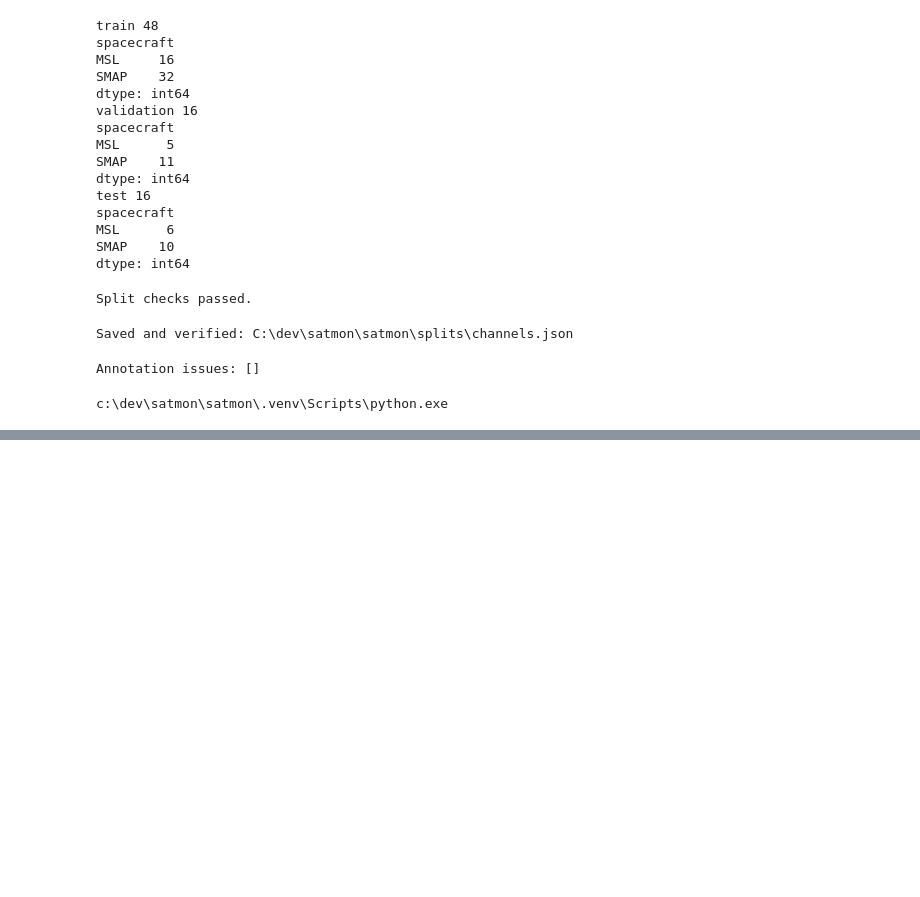
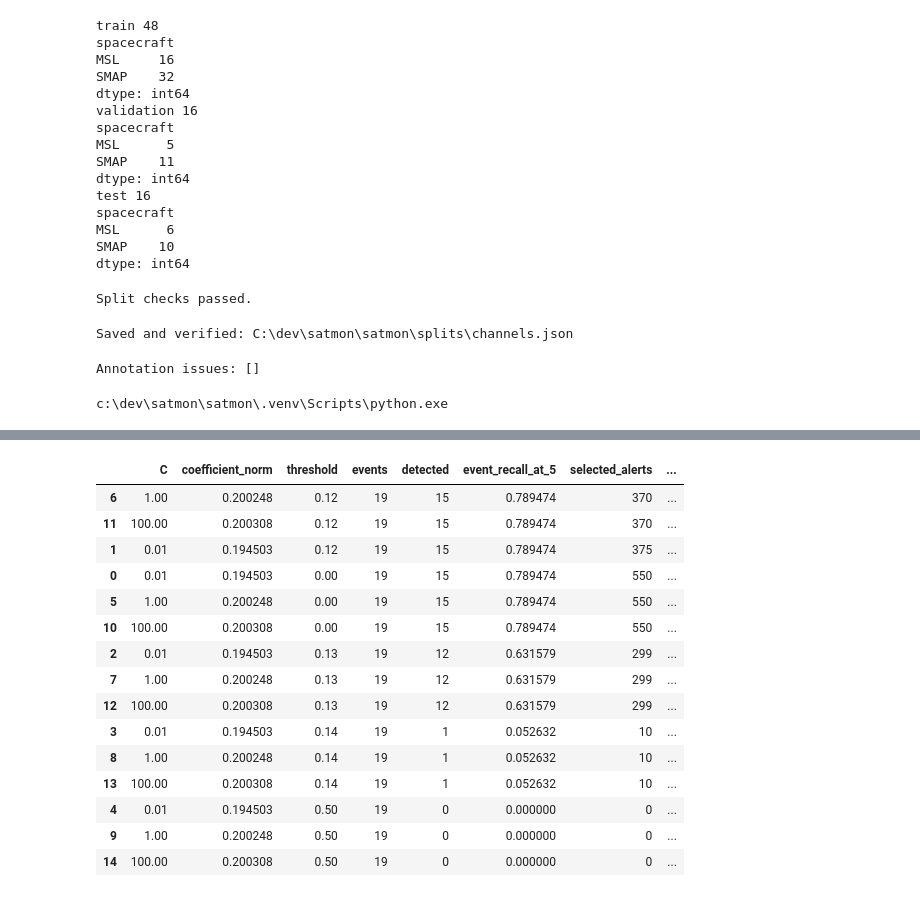
Before and after one commit to lhaase3/satmon, a Jupyter notebook: notebooks/01_data_inspection.ipynb, the cells around one changed output, grey strips where cells are left out. Saved outputs shown, nothing was run; the diff lists cells and outputs as text; code cells hidden in the pictures; blank space fills up the shorter version.

```diff
--- a/notebooks/01_data_inspection.ipynb
+++ b/notebooks/01_data_inspection.ipynb
@@ -389,0 +1352,60 @@ display(examples)
+# %%
+logistic_tuning_rows = []
+logistic_candidates = {}
+
+for C in [0.01, 1.0, 100.0]:
+    model = make_logistic_pipeline(C=C)
+    model.fit(X_train, y_train)
+    logistic_candidates[C] = model
+
+    positive_column = np.flatnonzero(
+        model.named_steps["model"].classes_ == 1
+    ).item()
+
+    scored_validation = validation_examples.copy()
+    scored_validation["score"] = model.predict_proba(
+        scored_validation[feature_columns]
+    )[:, positive_column]
+
+    coefficient_norm = float(
+        np.linalg.norm(model.named_steps["model"].coef_[0])
+    )
+
+    for threshold in [0.0, 0.12, 0.13, 0.14, 0.5]:
+        result = evaluate_scored_channels(
+            scored_validation,
+            validation,
+            threshold=threshold,
+        )
+
+        logistic_tuning_rows.append({
+            "C": C,
+            "coefficient_norm": coefficient_norm,
+            **result,
+        })
+
+logistic_tuning_results = pd.DataFrame(logistic_tuning_rows)
+
+display(
+    logistic_tuning_results.sort_values(
+        ["detected", "false_alerts", "C"],
+        ascending=[False, True, True],
+    )
+)
+# %% [output]
+|  | C | coefficient_norm | threshold | events | detected | event_recall_at_5 | selected_alerts | ... |
+| 6 | 1.00 | 0.200248 | 0.12 | 19 | 15 | 0.789474 | 370 | ... |
+| 11 | 100.00 | 0.200308 | 0.12 | 19 | 15 | 0.789474 | 370 | ... |
+| 1 | 0.01 | 0.194503 | 0.12 | 19 | 15 | 0.789474 | 375 | ... |
+| 0 | 0.01 | 0.194503 | 0.00 | 19 | 15 | 0.789474 | 550 | ... |
+| 5 | 1.00 | 0.200248 | 0.00 | 19 | 15 | 0.789474 | 550 | ... |
+| 10 | 100.00 | 0.200308 | 0.00 | 19 | 15 | 0.789474 | 550 | ... |
+| 2 | 0.01 | 0.194503 | 0.13 | 19 | 12 | 0.631579 | 299 | ... |
+| 7 | 1.00 | 0.200248 | 0.13 | 19 | 12 | 0.631579 | 299 | ... |
+| 12 | 100.00 | 0.200308 | 0.13 | 19 | 12 | 0.631579 | 299 | ... |
+| 3 | 0.01 | 0.194503 | 0.14 | 19 | 1 | 0.052632 | 10 | ... |
+| 8 | 1.00 | 0.200248 | 0.14 | 19 | 1 | 0.052632 | 10 | ... |
+| 13 | 100.00 | 0.200308 | 0.14 | 19 | 1 | 0.052632 | 10 | ... |
+| 4 | 0.01 | 0.194503 | 0.50 | 19 | 0 | 0.000000 | 0 | ... |
+| 9 | 1.00 | 0.200248 | 0.50 | 19 | 0 | 0.000000 | 0 | ... |
+| 14 | 100.00 | 0.200308 | 0.50 | 19 | 0 | 0.000000 | 0 | ... |
```
Also changed, not shown: parts of 46 cells of this notebook, 18 other files.
